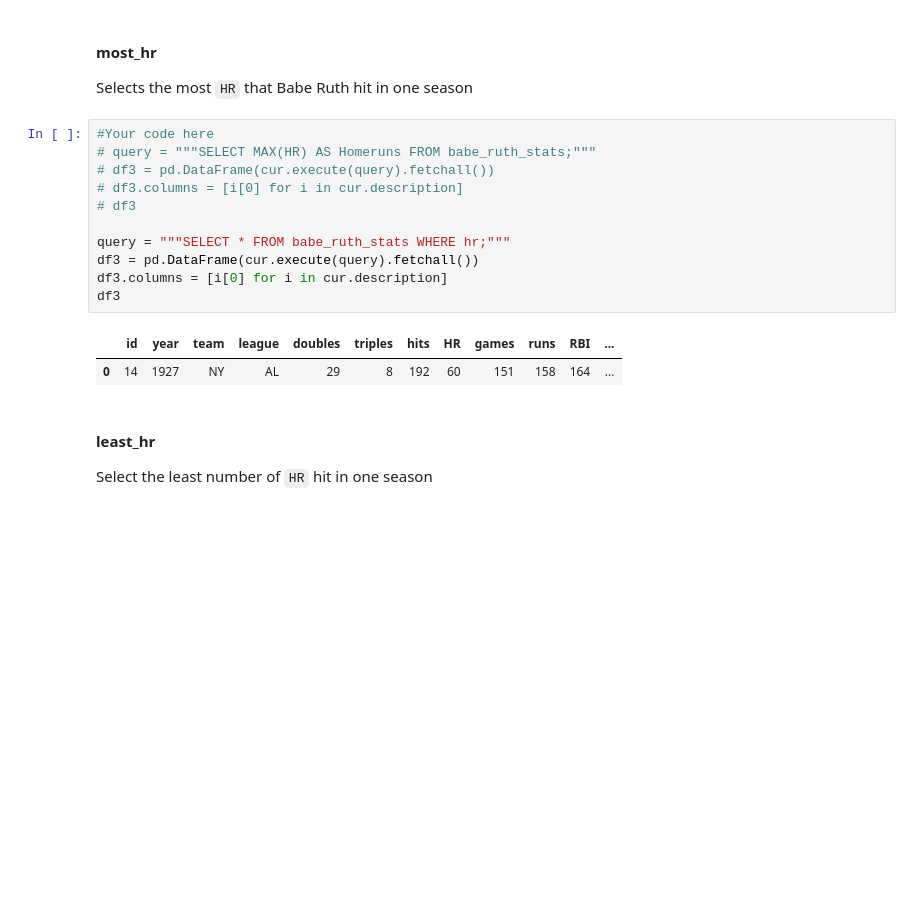
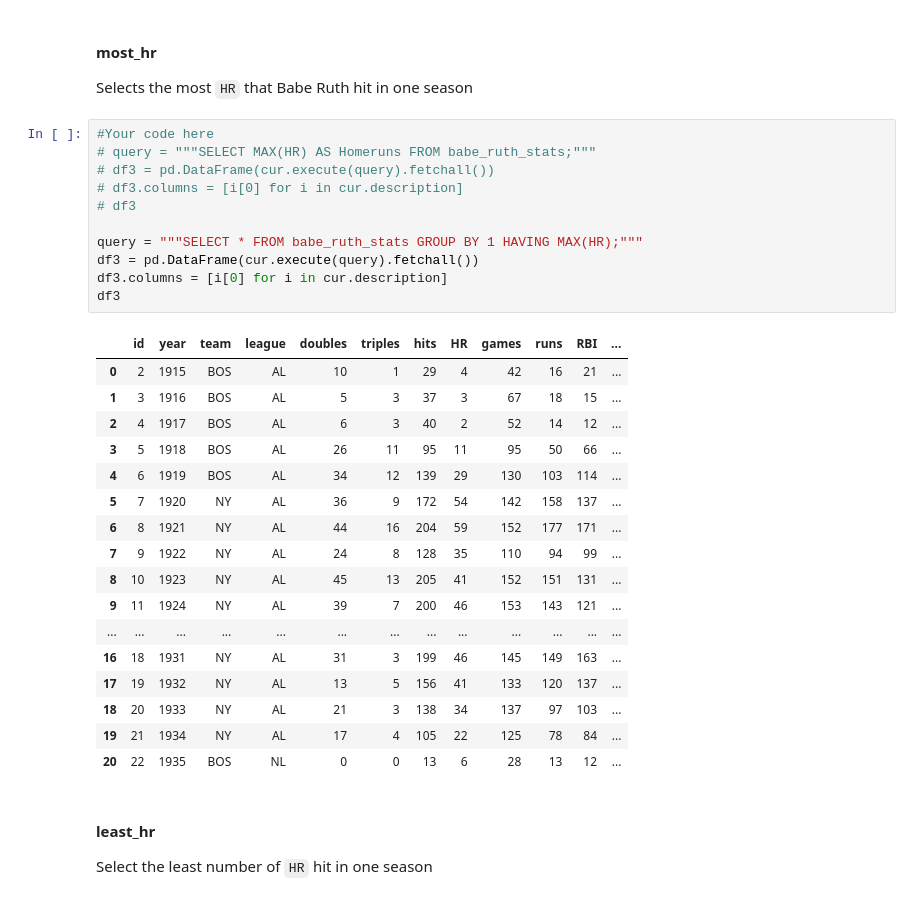
Before and after one commit to rvent/dsc-0-05-14-grouping-data-lab-nyc-ds-career-012819, a Jupyter notebook: index.ipynb, the cells around one changed output. Saved outputs shown, nothing was run; the diff lists cells and outputs as text; blank space fills up the shorter version.

```diff
--- a/index.ipynb
+++ b/index.ipynb
@@ -87,17 +87,32 @@ Selects the most `HR` that Babe Ruth hit in one season
 # %%
 #Your code here
 # query = """SELECT MAX(HR) AS Homeruns FROM babe_ruth_stats;"""
 # df3 = pd.DataFrame(cur.execute(query).fetchall())
 # df3.columns = [i[0] for i in cur.description]
 # df3
 
-query = """SELECT * FROM babe_ruth_stats WHERE hr;"""
+query = """SELECT * FROM babe_ruth_stats GROUP BY 1 HAVING MAX(HR);"""
 df3 = pd.DataFrame(cur.execute(query).fetchall())
 df3.columns = [i[0] for i in cur.description]
 df3
 # %% [output]
 |  | id | year | team | league | doubles | triples | hits | HR | games | runs | RBI | ... |
-| 0 | 14 | 1927 | NY | AL | 29 | 8 | 192 | 60 | 151 | 158 | 164 | ... |
+| 0 | 2 | 1915 | BOS | AL | 10 | 1 | 29 | 4 | 42 | 16 | 21 | ... |
+| 1 | 3 | 1916 | BOS | AL | 5 | 3 | 37 | 3 | 67 | 18 | 15 | ... |
+| 2 | 4 | 1917 | BOS | AL | 6 | 3 | 40 | 2 | 52 | 14 | 12 | ... |
+| 3 | 5 | 1918 | BOS | AL | 26 | 11 | 95 | 11 | 95 | 50 | 66 | ... |
+| 4 | 6 | 1919 | BOS | AL | 34 | 12 | 139 | 29 | 130 | 103 | 114 | ... |
+| 5 | 7 | 1920 | NY | AL | 36 | 9 | 172 | 54 | 142 | 158 | 137 | ... |
+| 6 | 8 | 1921 | NY | AL | 44 | 16 | 204 | 59 | 152 | 177 | 171 | ... |
+| 7 | 9 | 1922 | NY | AL | 24 | 8 | 128 | 35 | 110 | 94 | 99 | ... |
+| 8 | 10 | 1923 | NY | AL | 45 | 13 | 205 | 41 | 152 | 151 | 131 | ... |
+| 9 | 11 | 1924 | NY | AL | 39 | 7 | 200 | 46 | 153 | 143 | 121 | ... |
+| ... | ... | ... | ... | ... | ... | ... | ... | ... | ... | ... | ... | ... |
+| 16 | 18 | 1931 | NY | AL | 31 | 3 | 199 | 46 | 145 | 149 | 163 | ... |
+| 17 | 19 | 1932 | NY | AL | 13 | 5 | 156 | 41 | 133 | 120 | 137 | ... |
+| 18 | 20 | 1933 | NY | AL | 21 | 3 | 138 | 34 | 137 | 97 | 103 | ... |
+| 19 | 21 | 1934 | NY | AL | 17 | 4 | 105 | 22 | 125 | 78 | 84 | ... |
+| 20 | 22 | 1935 | BOS | NL | 0 | 0 | 13 | 6 | 28 | 13 | 12 | ... |
 # %% [markdown]
 #### least_hr
 Select the least number of `HR` hit in one season
```
